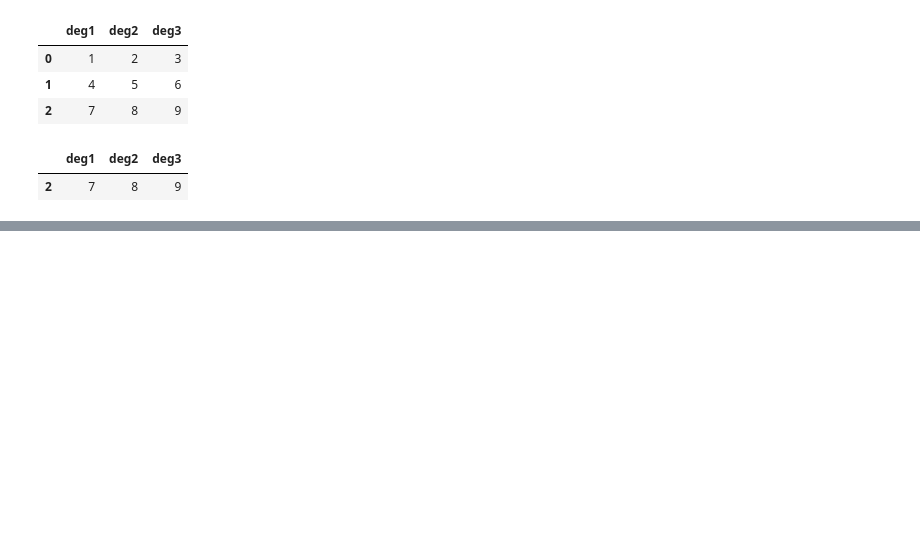
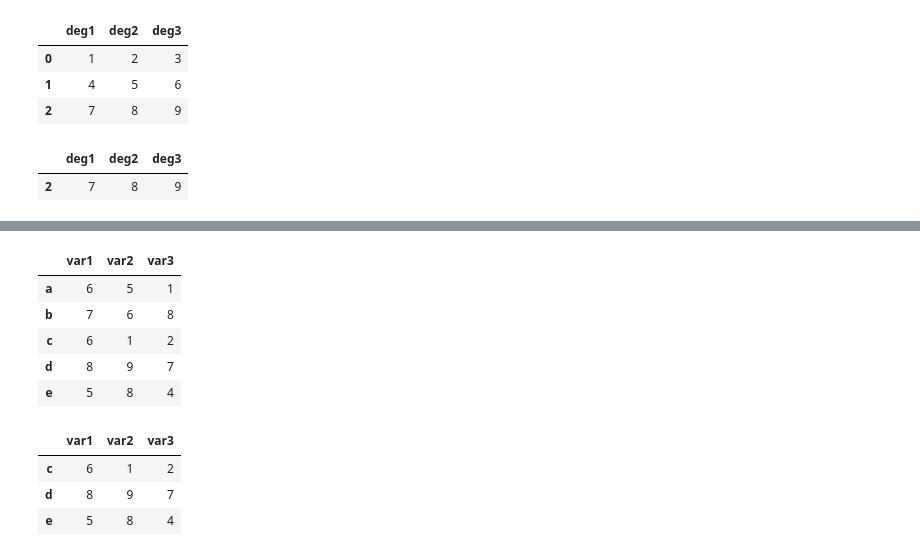
Before and after one commit to tahaasann/Data-Science-Course, a Jupyter notebook: veri_manipulasyonu.ipynb, the cells around one changed output, grey strips where cells are left out. Saved outputs shown, nothing was run; the diff lists cells and outputs as text; code cells hidden in the pictures; blank space fills up the shorter version.

```diff
--- a/veri_manipulasyonu.ipynb
+++ b/veri_manipulasyonu.ipynb
@@ -1208,0 +1254,18 @@ pd.DataFrame(a, columns =)
+# %%
+df.index = ["a","b","c","d","e"]
+# %%
+df
+# %% [output]
+|  | var1 | var2 | var3 |
+| a | 6 | 5 | 1 |
+| b | 7 | 6 | 8 |
+| c | 6 | 1 | 2 |
+| d | 8 | 9 | 7 |
+| e | 5 | 8 | 4 |
+# %%
+df["c":"e"]
+# %% [output]
+|  | var1 | var2 | var3 |
+| c | 6 | 1 | 2 |
+| d | 8 | 9 | 7 |
+| e | 5 | 8 | 4 |
```
Also changed, not shown: parts of 32 cells of this notebook.
